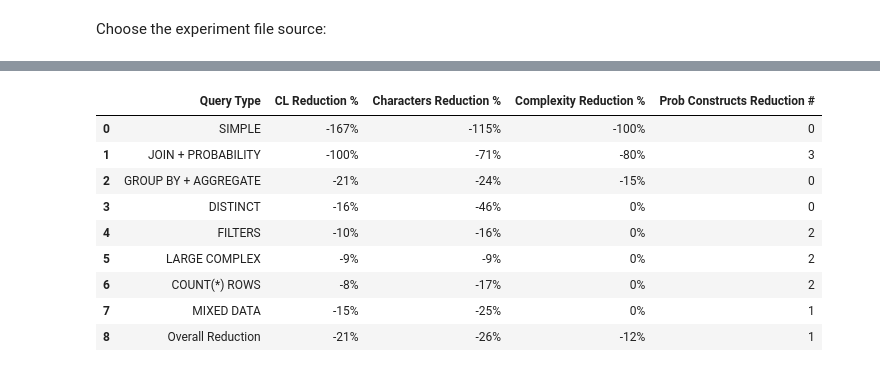
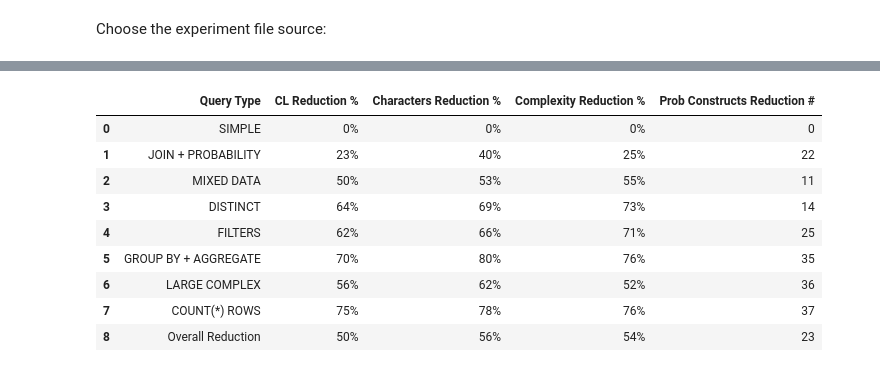
Before and after one commit to DemirevMartin/DuoSQL, a Jupyter notebook: experiment_results/experiment_visualizer.ipynb, the cells around one changed output, grey strips where cells are left out. Saved outputs shown, nothing was run; the diff lists cells and outputs as text; code cells hidden in the pictures.

```diff
--- a/experiment_results/experiment_visualizer.ipynb
+++ b/experiment_results/experiment_visualizer.ipynb
@@ -6,7 +8,8 @@ import os
 # %% [markdown]
 Choose the experiment file source:
 # %%
-experiment = "manual_vs_auto.xlsx"
+# experiment = "manual_vs_auto.xlsx"
+experiment = "manual_vs_high-level.xlsx"
 df = pd.read_excel(experiment)
 # %%
 df.columns = [col.strip() for col in df.columns]
@@ -116,60 +119,77 @@ grouped = comparison_df.groupby("Query Type").agg({
     f"{even_query_type} Characters": "mean",
     f"{odd_query_type} Complexity": "mean",
     f"{even_query_type} Complexity": "mean",
     f"Probabilistic Constructs ({odd_query_type})": "sum",
     f"Probabilistic Constructs ({even_query_type})": "sum"
 }).reset_index()
 
-# Compute reductions
-grouped["CL Reduction %"] = ((grouped[f"{odd_query_type} CL"] - grouped[f"{even_query_type} CL"]) / grouped[f"{odd_query_type} CL"] * 100).round().astype("Int64").astype(str) + '%'
-grouped["Characters Reduction %"] = ((grouped[f"{odd_query_type} Characters"] - grouped[f"{even_query_type} Characters"]) / grouped[f"{odd_query_type} Characters"] * 100).round().astype("Int64").astype(str) + '%'
-grouped["Complexity Reduction %"] = ((grouped[f"{odd_query_type} Complexity"] - grouped[f"{even_query_type} Complexity"]) / grouped[f"{odd_query_type} Complexity"] * 100).round().astype("Int64").astype(str) + '%'
-grouped["Prob Constructs Reduction #"] = (grouped[f"Probabilistic Constructs ({odd_query_type})"] - grouped[f"Probabilistic Constructs ({even_query_type})"]).round().astype("Int64").astype(str)
 
-# Compute overall reduction as a row
-overall_row = {
-    "Query Type": "Overall Reduction",
-    "CL Reduction %": int(round((grouped[f"{odd_query_type} CL"].sum() - grouped[f"{even_query_type} CL"].sum()) / grouped[f"{odd_query_type} CL"].sum() * 100)),
-    "Characters Reduction %": int(round((grouped[f"{odd_query_type} Characters"].sum() - grouped[f"{even_query_type} Characters"].sum()) / grouped[f"{odd_query_type} Characters"].sum() * 100)),
-    "Complexity Reduction %": int(round((grouped[f"{odd_query_type} Complexity"].sum() - grouped[f"{even_query_type} Complexity"].sum()) / grouped[f"{odd_query_type} Complexity"].sum() * 100)),
-    "Prob Constructs Reduction #": int(round((grouped[f"Probabilistic Constructs ({odd_query_type})"].sum() - grouped[f"Probabilistic Constructs ({even_query_type})"].sum()) / grouped[f"Probabilistic Constructs ({odd_query_type})"].shape[0]))
-}
-overall_row["CL Reduction %"] = f"{overall_row['CL Reduction %']}%"
-overall_row["Characters Reduction %"] = f"{overall_row['Characters Reduction %']}%"
-overall_row["Complexity Reduction %"] = f"{overall_row['Complexity Reduction %']}%"
-overall_row["Prob Constructs Reduction #"] = str(overall_row["Prob Constructs Reduction #"])
+# Use Decimal and ROUND_HALF_UP for all rounding. Otherwise, for example, 2.5 is rounded to 2 instead of 3
+def round_half_up(val):
+    return int(Decimal(val).to_integral_value(rounding=ROUND_HALF_UP))
 
-grouped = pd.concat([grouped, pd.DataFrame([overall_row])], ignore_index=True)
+grouped["CL Reduction %"] = (
+    ((grouped[f"{odd_query_type} CL"] - grouped[f"{even_query_type} CL"]) / grouped[f"{odd_query_type} CL"] * 100)
+    .apply(round_half_up).astype(int).astype(str) + '%'
+)
+grouped["Characters Reduction %"] = (
+    ((grouped[f"{odd_query_type} Characters"] - grouped[f"{even_query_type} Characters"]) / grouped[f"{odd_query_type} Characters"] * 100)
+    .apply(round_half_up).astype(int).astype(str) + '%'
+)
+grouped["Complexity Reduction %"] = (
+    ((grouped[f"{odd_query_type} Complexity"] - grouped[f"{even_query_type} Complexity"]) / grouped[f"{odd_query_type} Complexity"] * 100)
+    .apply(round_half_up).astype(int).astype(str) + '%'
+)
+grouped["Prob Constructs Reduction #"] = (
+    (grouped[f"Probabilistic Constructs ({odd_query_type})"] - grouped[f"Probabilistic Constructs ({even_query_type})"])
+    .apply(round_half_up).astype(int).astype(str)
+)
 
-# Reorder rows to match the original order
+
+def percent_to_int(series):
+    return series.str.replace('%', '').astype(int)
+
+def create_overall_row(df):
+    overall_row = {
+        "Query Type": "Overall Reduction",
+        "CL Reduction %": f"{round_half_up(percent_to_int(df['CL Reduction %']).mean())}%",
+        "Characters Reduction %": f"{round_half_up(percent_to_int(df['Characters Reduction %']).mean())}%",
+        "Complexity Reduction %": f"{round_half_up(percent_to_int(df['Complexity Reduction %']).mean())}%",
+        "Prob Constructs Reduction #": f"{round_half_up(df['Prob Constructs Reduction #'].astype(int).mean())}"
+    }
+    return overall_row
+
+grouped = pd.concat([grouped, pd.DataFrame([create_overall_row(grouped)])], ignore_index=True)
+
+# Reorder rows to make sense by complexity and length
 order = [
     "SIMPLE",
     "JOIN + PROBABILITY",
-    "GROUP BY + AGGREGATE",
+    "MIXED DATA",
     "DISTINCT",
     "FILTERS",
+    "GROUP BY + AGGREGATE",
     "LARGE COMPLEX",
     "COUNT(*) ROWS",
-    "MIXED DATA",
     "Overall Reduction"
 ]
 grouped = grouped.set_index("Query Type").reindex(order).reset_index()
 
 grouped_reduction = grouped[[
     "Query Type",
     "CL Reduction %", "Characters Reduction %", "Complexity Reduction %",
     "Prob Constructs Reduction #"
 ]]
 
 display(grouped_reduction)
 # %% [output]
 |  | Query Type | CL Reduction % | Characters Reduction % | Complexity Reduction % | Prob Constructs Reduction # |
-| 0 | SIMPLE | -167% | -115% | -100% | 0 |
-| 1 | JOIN + PROBABILITY | -100% | -71% | -80% | 3 |
-| 2 | GROUP BY + AGGREGATE | -21% | -24% | -15% | 0 |
-| 3 | DISTINCT | -16% | -46% | 0% | 0 |
-| 4 | FILTERS | -10% | -16% | 0% | 2 |
-| 5 | LARGE COMPLEX | -9% | -9% | 0% | 2 |
-| 6 | COUNT(*) ROWS | -8% | -17% | 0% | 2 |
-| 7 | MIXED DATA | -15% | -25% | 0% | 1 |
-| 8 | Overall Reduction | -21% | -26% | -12% | 1 |
+| 0 | SIMPLE | 0% | 0% | 0% | 0 |
+| 1 | JOIN + PROBABILITY | 23% | 40% | 25% | 22 |
+| 2 | MIXED DATA | 50% | 53% | 55% | 11 |
+| 3 | DISTINCT | 64% | 69% | 73% | 14 |
+| 4 | FILTERS | 62% | 66% | 71% | 25 |
+| 5 | GROUP BY + AGGREGATE | 70% | 80% | 76% | 35 |
+| 6 | LARGE COMPLEX | 56% | 62% | 52% | 36 |
+| 7 | COUNT(*) ROWS | 75% | 78% | 76% | 37 |
+| 8 | Overall Reduction | 50% | 56% | 54% | 23 |
```
Also changed, not shown: parts of 4 cells of this notebook, 25 other files.
